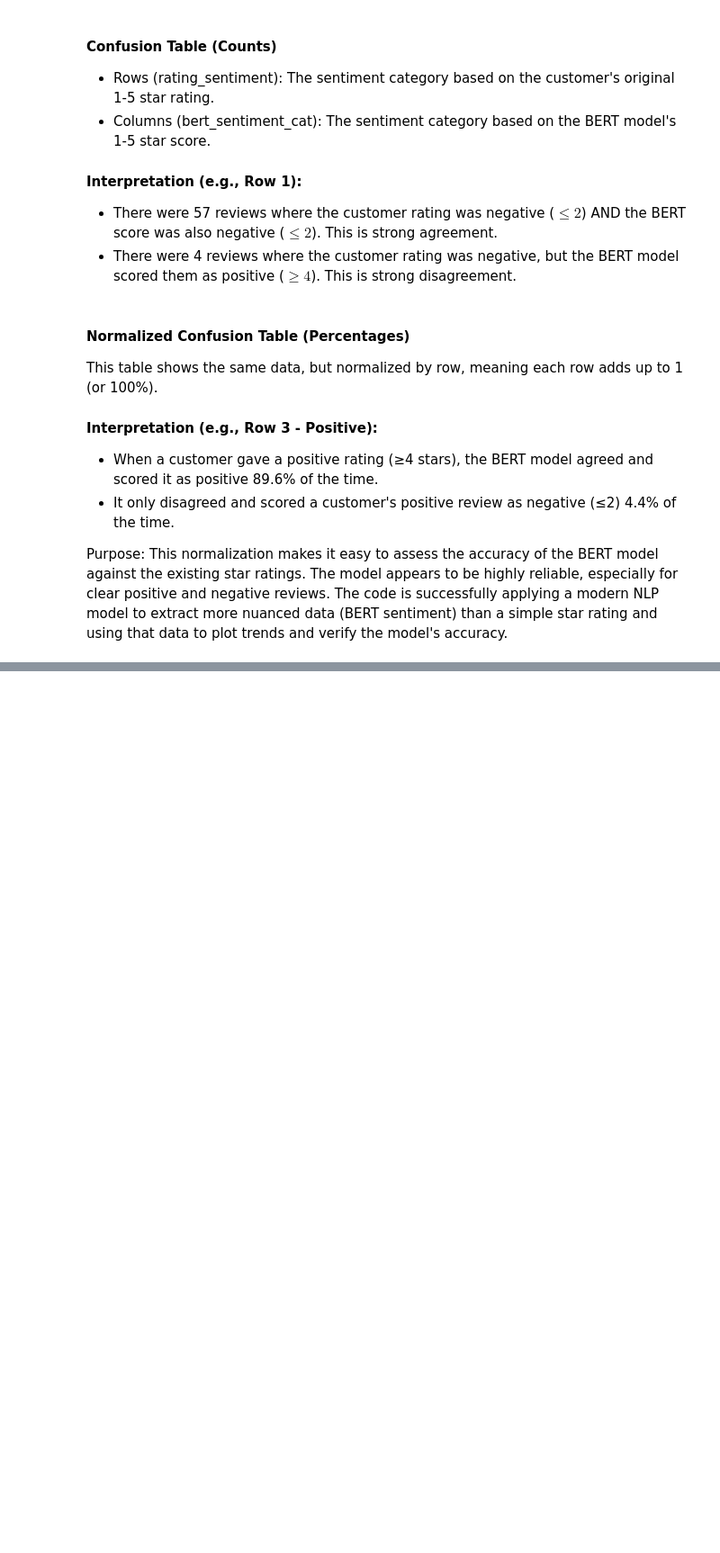
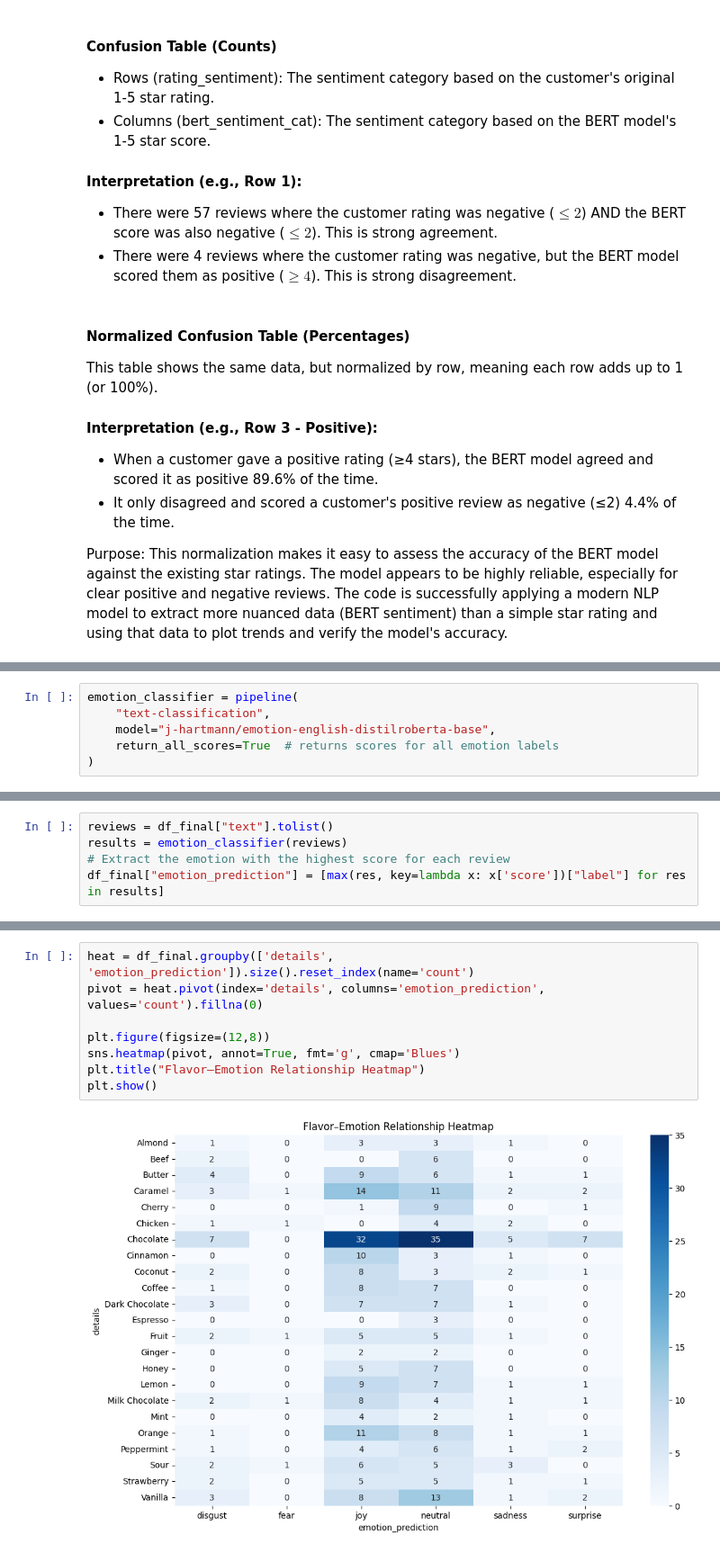
Before and after one commit to EmanArsham/Nestle_1B, a Jupyter notebook: Nestle (2).ipynb, the cells around one changed output, grey strips where cells are left out. Shown at 90% size. Cells and saved outputs as stored; diff of their text form; blank space fills up the shorter version.

```diff
--- a/Nestle (2).ipynb
+++ b/Nestle (2).ipynb
@@ -684,0 +687,6 @@ Purpose: This normalization makes it easy to assess the accuracy of the BERT mod
+# %%
+emotion_classifier = pipeline(
+    "text-classification",
+    model="j-hartmann/emotion-english-distilroberta-base",
+    return_all_scores=True  # returns scores for all emotion labels
+)
@@ -684,0 +695,5 @@ Purpose: This normalization makes it easy to assess the accuracy of the BERT mod
+# %%
+reviews = df_final["text"].tolist()
+results = emotion_classifier(reviews)
+# Extract the emotion with the highest score for each review
+df_final["emotion_prediction"] = [max(res, key=lambda x: x['score'])["label"] for res in results]
@@ -684,0 +714,10 @@ Purpose: This normalization makes it easy to assess the accuracy of the BERT mod
+# %%
+heat = df_final.groupby(['details', 'emotion_prediction']).size().reset_index(name='count')
+pivot = heat.pivot(index='details', columns='emotion_prediction', values='count').fillna(0)
+
+plt.figure(figsize=(12,8))
+sns.heatmap(pivot, annot=True, fmt='g', cmap='Blues')
+plt.title("Flavor–Emotion Relationship Heatmap")
+plt.show()
+# %% [output]
+[figure, added]
```
Also changed, not shown: parts of 8 cells of this notebook.
